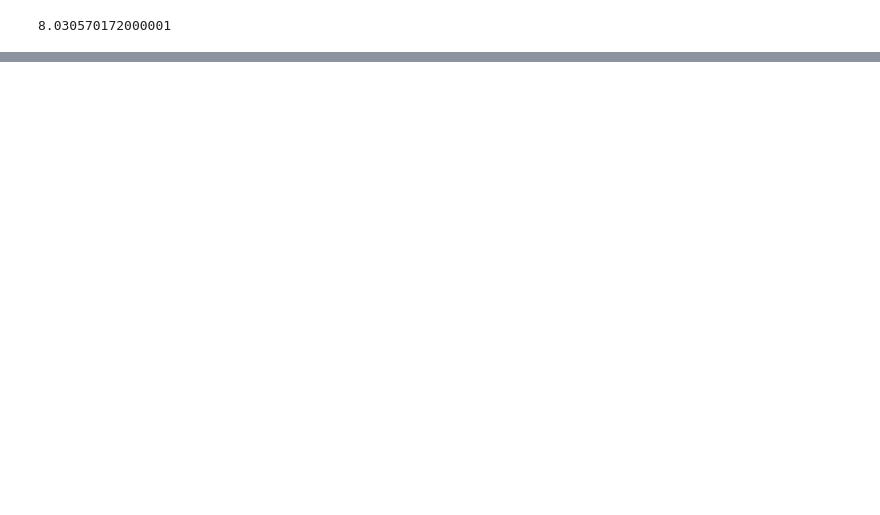
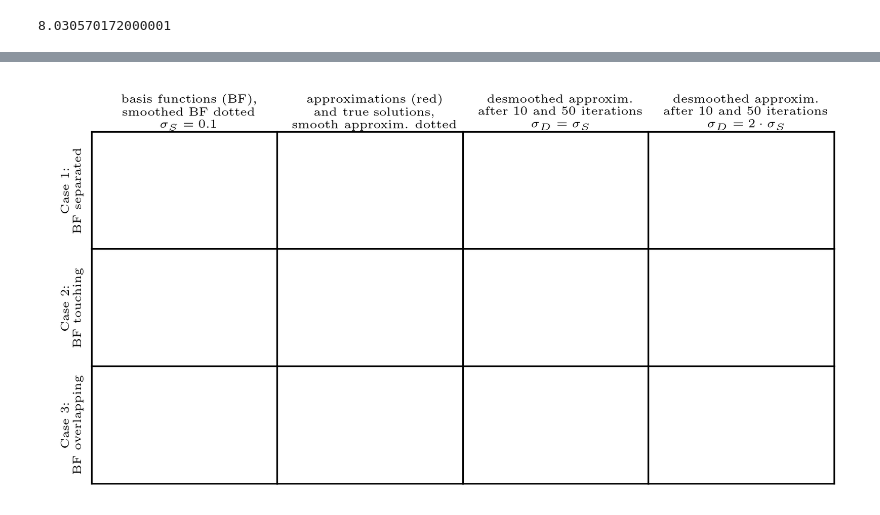
Before and after one commit to flabowski/POD-ROM-and-gaussian-convolution, a Jupyter notebook: notebooks/motivating example.ipynb, the cells around one changed output, grey strips where cells are left out. Saved outputs shown, nothing was run; the diff lists cells and outputs as text; code cells hidden in the pictures; blank space fills up the shorter version.

```diff
--- a/notebooks/motivating example.ipynb
+++ b/notebooks/motivating example.ipynb
@@ -26,7 +27,7 @@ plt.rcParams['xtick.labelsize'] = fs
 plt.rcParams['ytick.labelsize'] = fs
 plt.rcParams['legend.labelspacing'] = 0.0
 plt.rcParams['legend.fontsize'] = fs_lbl
-plt.rcParams['legend.handlelength'] = 2.0
+plt.rcParams['legend.handlelength'] = 1.5
 
 plt.rcParams['figure.dpi'] = 300
 plt.rcParams['savefig.dpi'] = 300
@@ -34,6 +35,6 @@ mpl.rc('text', usetex=True)
 mpl.rc('font', family='serif', size=fs, serif='Computer Modern Roman')
 pth = "../Plots/"
 
-markevery = 40
+markevery = 100
 # %% [output]
 8.030570172000001
@@ -114,0 +195,79 @@ case: gaussian smoothed
+# %%
+
+def small_figures():
+    fig = plt.figure(figsize=(page_width_in, page_width_in/2))
+    ax0 = fig.add_axes([0, 0, 1, 1])
+    ax0.axis('off')
+#     ax0.set_xticks([])
+#     ax0.set_yticks([])
+#     plt.text(0, 0, "0, 0")
+#     plt.text(0, 1, "0, 1")
+#     plt.text(1, 0, "1, 0")
+#     plt.text(1, 1, "1, 1")
+
+    spacingw = 0.05
+    spacingh = 0.1
+    w = 1/4-spacingw/4
+    h = 1/3-spacingh/3
+
+    l1, l2, l3, l4 = 0+spacingw, 1/4+3/4*spacingw, 2/4+2/4*spacingw, 3/4+1/4*spacingw
+    b1, b2, b3 = 0, 1/3-spacingh*1/3, 2/3-spacingh*2/3
+
+    ax00 = fig.add_axes([l1, b3, w, h])  # [left,bottom,width,height]
+    ax01 = fig.add_axes([l2, b3, w, h])
+    ax02 = fig.add_axes([l3, b3, w, h])
+    ax03 = fig.add_axes([l4, b3, w, h])
+
+    ax10 = fig.add_axes([l1, b2, w, h])
+    ax11 = fig.add_axes([l2, b2, w, h])
+    ax12 = fig.add_axes([l3, b2, w, h])
+    ax13 = fig.add_axes([l4, b2, w, h])
+
+    ax20 = fig.add_axes([l1, b1, w, h])
+    ax21 = fig.add_axes([l2, b1, w, h])
+    ax22 = fig.add_axes([l3, b1, w, h])
+    ax23 = fig.add_axes([l4, b1, w, h])
+
+    axs = np.array([[ax00, ax01, ax02, ax03],
+                    [ax10, ax11, ax12, ax13],
+                    [ax20, ax21, ax22, ax23]])
+
+    for ax_row in axs:
+        for ax  in ax_row:
+            ax.set_xticks(np.linspace(-1, 1, 5, endpoint=True), minor=False)
+            ax.set_yticks(np.linspace(-1, 1, 5, endpoint=True), minor=False)
+            ax.set_xticks(np.linspace(-1, 1, 21, endpoint=True), minor=True)
+            ax.set_yticks(np.linspace(-1, 1, 21, endpoint=True), minor=True)
+            #ax.tick_params(left=False, bottom=False)
+            #ax.set_xticklabels([])
+            #ax.set_yticklabels([])
+            #ax.grid(True, which='minor', linestyle='--', lw=.25)
+            #ax.grid(True, which='major', linestyle='-')
+            for ticks in [ax.xaxis.get_major_ticks(), ax.xaxis.get_minor_ticks(), ax.yaxis.get_major_ticks(), ax.yaxis.get_minor_ticks()]:
+                for tick in ticks:
+                    tick.tick1line.set_visible(False)
+                    tick.tick2line.set_visible(False)
+                    tick.label1.set_visible(False)
+                    tick.label2.set_visible(False)
+            ax.set_xlim(-0.01, 1.01)
+            ax.set_ylim(-0.1, 1.1)
+    fontdict = {"ha": "center", "va":"center", "rotation": 0, "fontsize":6}
+    ax0.text(1/8+spacingw, b3+h+spacingh/2, "basis functions (BF),\nsmoothed BF dotted\n$\sigma_S=0.1$", fontdict=fontdict)
+    ax0.text(3/8+spacingw/4*3, b3+h+spacingh/2, "approximations (red)\nand true solutions,\nsmooth approxim. dotted", fontdict=fontdict)
+    ax0.text(5/8+spacingw/4*2, b3+h+spacingh/2, "desmoothed approxim.\nafter 10 and 50 iterations\n$\sigma_D=\sigma_S$", fontdict=fontdict)
+    ax0.text(7/8+spacingw/4*1, b3+h+spacingh/2, "desmoothed approxim.\nafter 10 and 50 iterations\n$\sigma_D=2\cdot\sigma_S$", fontdict=fontdict)
+
+    fontdict["rotation"] = 90
+    ax0.text(spacingw/2, h*5/2, "Case 1:\nBF separated", fontdict=fontdict)
+    ax0.text(spacingw/2, h*3/2, "Case 2:\nBF touching", fontdict=fontdict)
+    ax0.text(spacingw/2, h/2, "Case 3:\nBF overlapping", fontdict=fontdict)
+#     ax0.text(1/3, 5/6, "smoothing", fontdict={"ha": "center", "va":"center", "rotation":0, "fontsize":6})
+#     ax0.text(1/6, 4/6, "linear\napproximation", fontdict={"ha": "center", "va":"center", "rotation":"horizontal", "fontsize":6})
+#     ax0.text(3/6, 4/6, "linear\napproximation", fontdict={"ha": "center", "va":"center", "rotation":"horizontal", "fontsize":6})
+#     ax0.text(4/6, 4/6, "desmoothing", fontdict={"ha": "center", "va":"center", "rotation": 45, "fontsize":6})
+#     ax0.text(4/6, 3/6, "desmoothing", fontdict={"ha": "center", "va":"center", "rotation": 0, "fontsize":6})
+#     ax0.text(5/6, 2/6, "optimization", fontdict={"ha": "center", "va":"center", "rotation": 0, "fontsize":6})
+    return fig, axs
+
+small_figures()
+# %% [output]
@@ -114,0 +278 @@ case: gaussian smoothed
+[figure, added]
```
Also changed, not shown: parts of 21 cells of this notebook, 4 other files.
